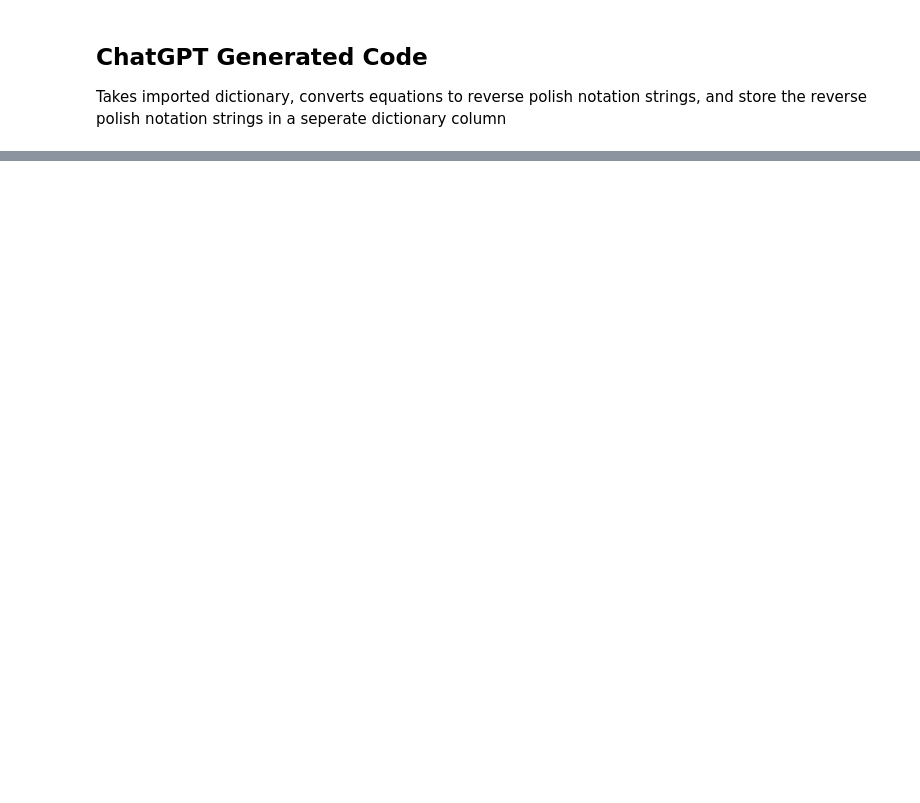
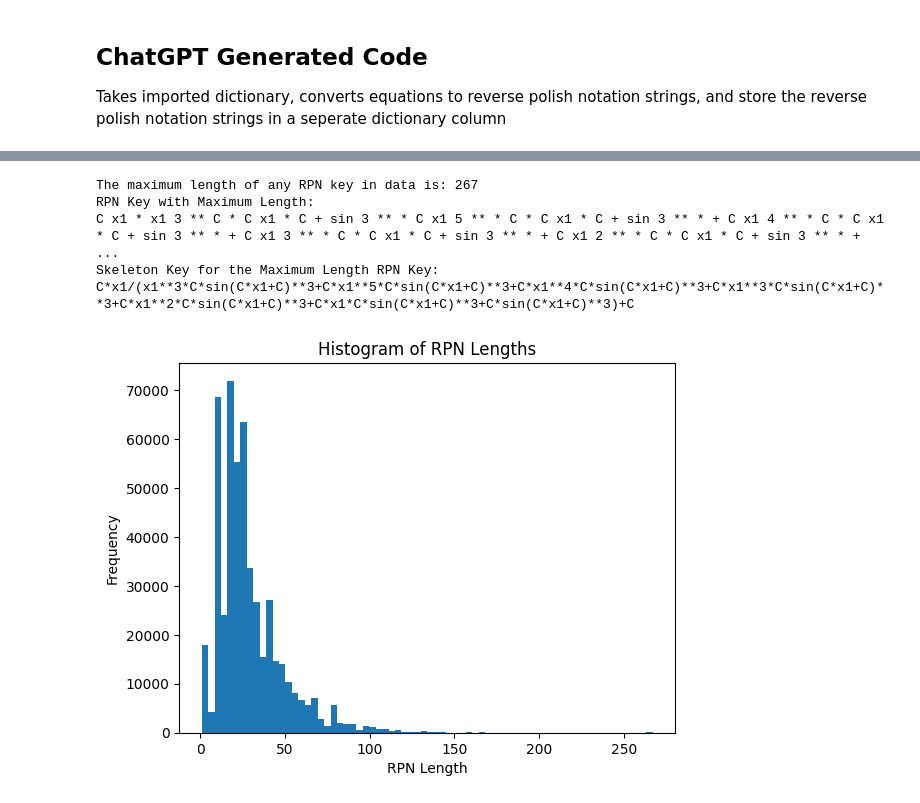
Before and after one commit to bdschnapp/Symbolic_Diffusion, a Jupyter notebook: Database_Test.ipynb, the cells around one changed output, grey strips where cells are left out. Drawn from its saved outputs; the diff is of its cells as text; code cells hidden in the pictures; blank space fills up the shorter version.

```diff
--- a/Database_Test.ipynb
+++ b/Database_Test.ipynb
@@ -327,0 +362,27 @@ Fitted Parameters: {'C_0': np.float64(-1.0020929361193978), 'C_1': np.float64(-0
+# %%
+max_rpn_length = max(len(record['RPN']) for record in data)
+print(f"The maximum length of any RPN key in data is: {max_rpn_length}")
+
+# Find the record with the maximum length RPN key
+max_length_record = max(data, key=lambda record: len(record['RPN']))
+
+# Print the RPN and Skeleton keys for the record with the maximum length RPN key
+print("RPN Key with Maximum Length:")
+print(max_length_record['RPN'])
+print("Skeleton Key for the Maximum Length RPN Key:")
+print(max_length_record['Skeleton'])
+
+#Can you plot a hisotrgram of lengths of RPN keys
+rpn_lengths = [len(record['RPN']) for record in data]
+plt.hist(rpn_lengths, bins=70)
+plt.xlabel("RPN Length")
+plt.ylabel("Frequency")
+plt.title("Histogram of RPN Lengths")
+plt.show()
+# %% [output]
+The maximum length of any RPN key in data is: 267
+RPN Key with Maximum Length:
+C x1 * x1 3 ** C * C x1 * C + sin 3 ** * C x1 5 ** * C * C x1 * C + sin 3 ** * + C x1 4 ** * C * C x1 * C + sin 3 ** * + C x1 3 ** * C * C x1 * C + sin 3 ** * + C x1 2 ** * C * C x1 * C + sin 3 ** * + ...
+Skeleton Key for the Maximum Length RPN Key:
+C*x1/(x1**3*C*sin(C*x1+C)**3+C*x1**5*C*sin(C*x1+C)**3+C*x1**4*C*sin(C*x1+C)**3+C*x1**3*C*sin(C*x1+C)**3+C*x1**2*C*sin(C*x1+C)**3+C*x1*C*sin(C*x1+C)**3+C*sin(C*x1+C)**3)+C
+[figure, added]
```
Also changed, not shown: parts of 5 cells of this notebook.
